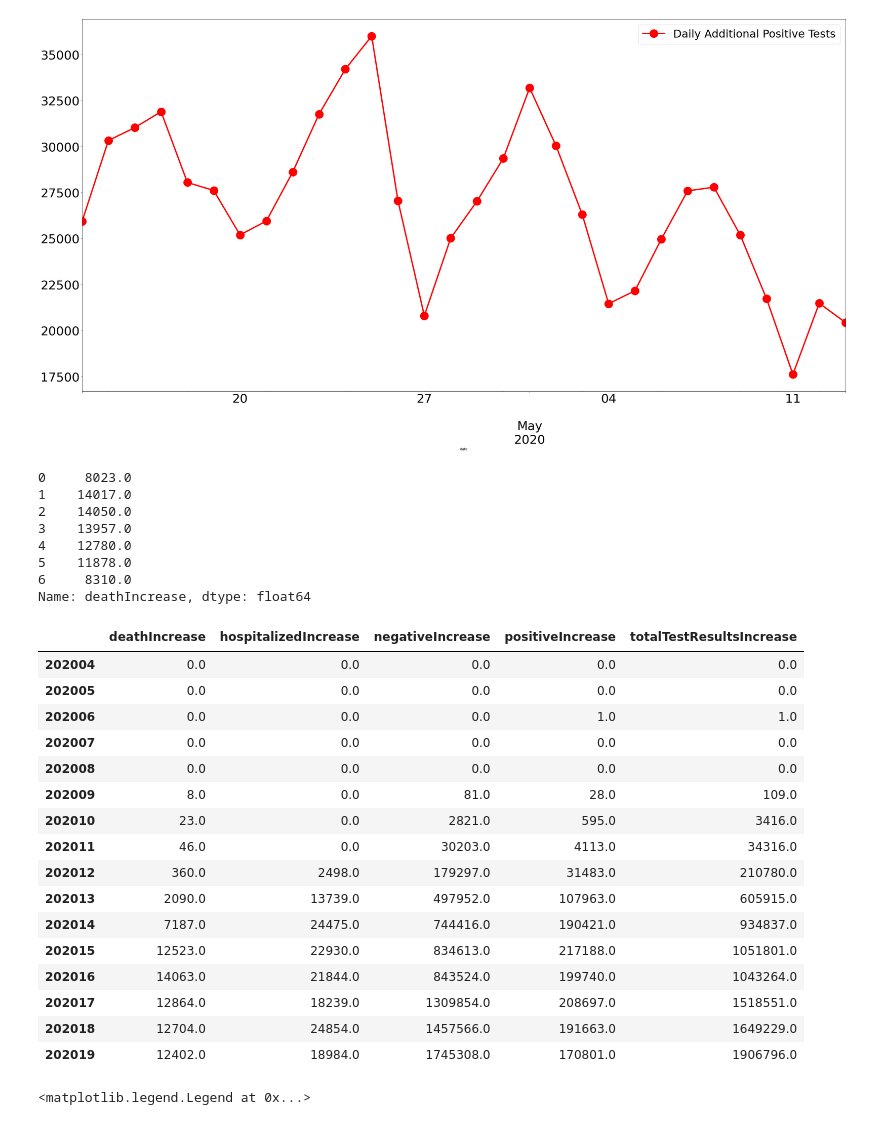
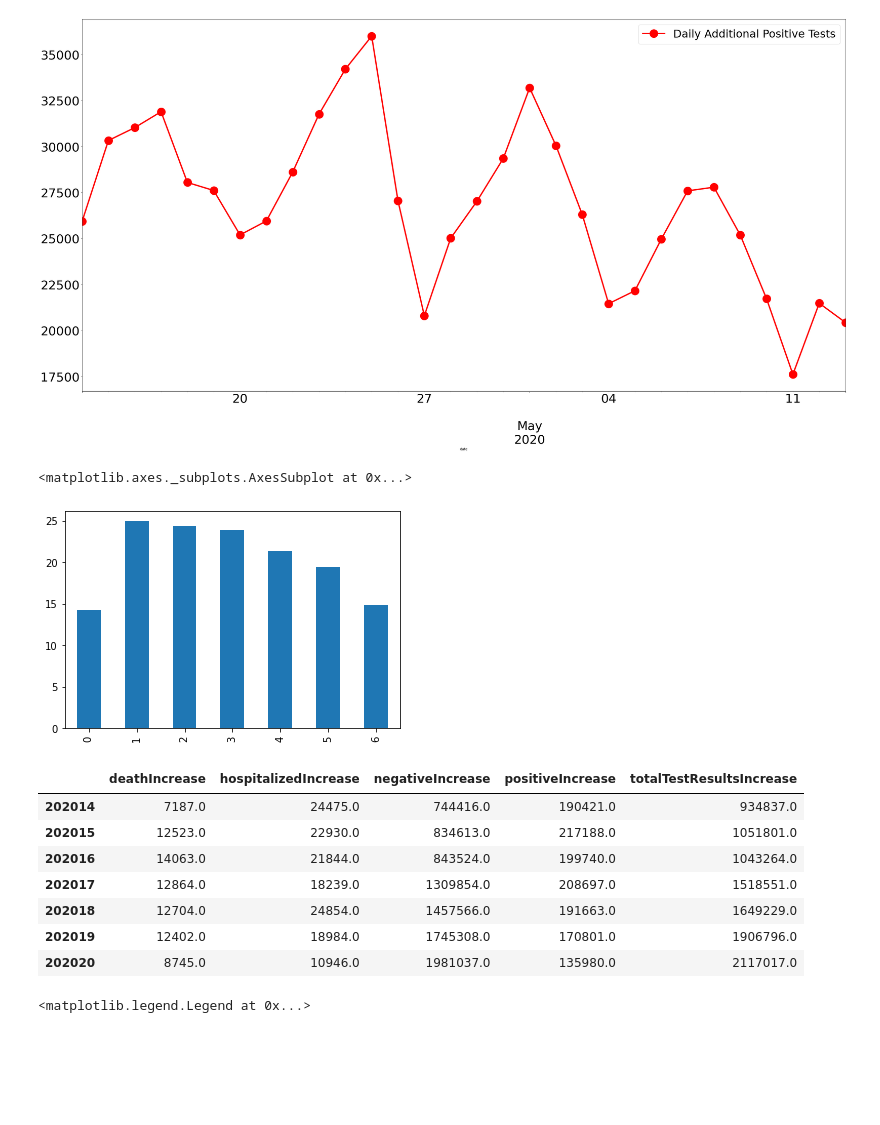
Before and after one commit to DMXMax/covid19, a Jupyter notebook: coviddata.ipynb, the cells around one changed output. Drawn from its saved outputs; the diff is of its cells as text; code cells hidden in the pictures; blank space fills up the shorter version.

```diff
--- a/coviddata.ipynb
+++ b/coviddata.ipynb
@@ -253,36 +231,21 @@ def getWeek(dt):
 
 dfDoW = dfCovidtracking.set_index('date')[['deathIncrease', 'hospitalizedIncrease', 'negativeIncrease','positiveIncrease','totalTestResultsIncrease']].groupby(by=lambda x: x.dayofweek)
 # %%
-dfDoW.sum().deathIncrease
+dfDoW.mean().deathIncrease.plot.bar()
 # %% [output]
-0     8023.0
-1    14017.0
-2    14050.0
-3    13957.0
-4    12780.0
-5    11878.0
-6     8310.0
-Name: deathIncrease, dtype: float64
+<matplotlib.axes._subplots.AxesSubplot at 0x...>
+[figure, added]
 # %%
-dfByWeekYear.sum()[:-1]
+dfByWeekYear.sum()[-7:]
 # %% [output]
 |  | deathIncrease | hospitalizedIncrease | negativeIncrease | positiveIncrease | totalTestResultsIncrease |
-| 202004 | 0.0 | 0.0 | 0.0 | 0.0 | 0.0 |
-| 202005 | 0.0 | 0.0 | 0.0 | 0.0 | 0.0 |
-| 202006 | 0.0 | 0.0 | 0.0 | 1.0 | 1.0 |
-| 202007 | 0.0 | 0.0 | 0.0 | 0.0 | 0.0 |
-| 202008 | 0.0 | 0.0 | 0.0 | 0.0 | 0.0 |
-| 202009 | 8.0 | 0.0 | 81.0 | 28.0 | 109.0 |
-| 202010 | 23.0 | 0.0 | 2821.0 | 595.0 | 3416.0 |
-| 202011 | 46.0 | 0.0 | 30203.0 | 4113.0 | 34316.0 |
-| 202012 | 360.0 | 2498.0 | 179297.0 | 31483.0 | 210780.0 |
-| 202013 | 2090.0 | 13739.0 | 497952.0 | 107963.0 | 605915.0 |
 | 202014 | 7187.0 | 24475.0 | 744416.0 | 190421.0 | 934837.0 |
 | 202015 | 12523.0 | 22930.0 | 834613.0 | 217188.0 | 1051801.0 |
 | 202016 | 14063.0 | 21844.0 | 843524.0 | 199740.0 | 1043264.0 |
 | 202017 | 12864.0 | 18239.0 | 1309854.0 | 208697.0 | 1518551.0 |
 | 202018 | 12704.0 | 24854.0 | 1457566.0 | 191663.0 | 1649229.0 |
 | 202019 | 12402.0 | 18984.0 | 1745308.0 | 170801.0 | 1906796.0 |
+| 202020 | 8745.0 | 10946.0 | 1981037.0 | 135980.0 | 2117017.0 |
 # %%
 import matplotlib.ticker as ticker
 plt1 = dfByWeekYear.sum()[:-1][['deathIncrease']].plot.line(figsize=(40,20), \
```
Also changed, not shown: parts of 22 cells of this notebook.
